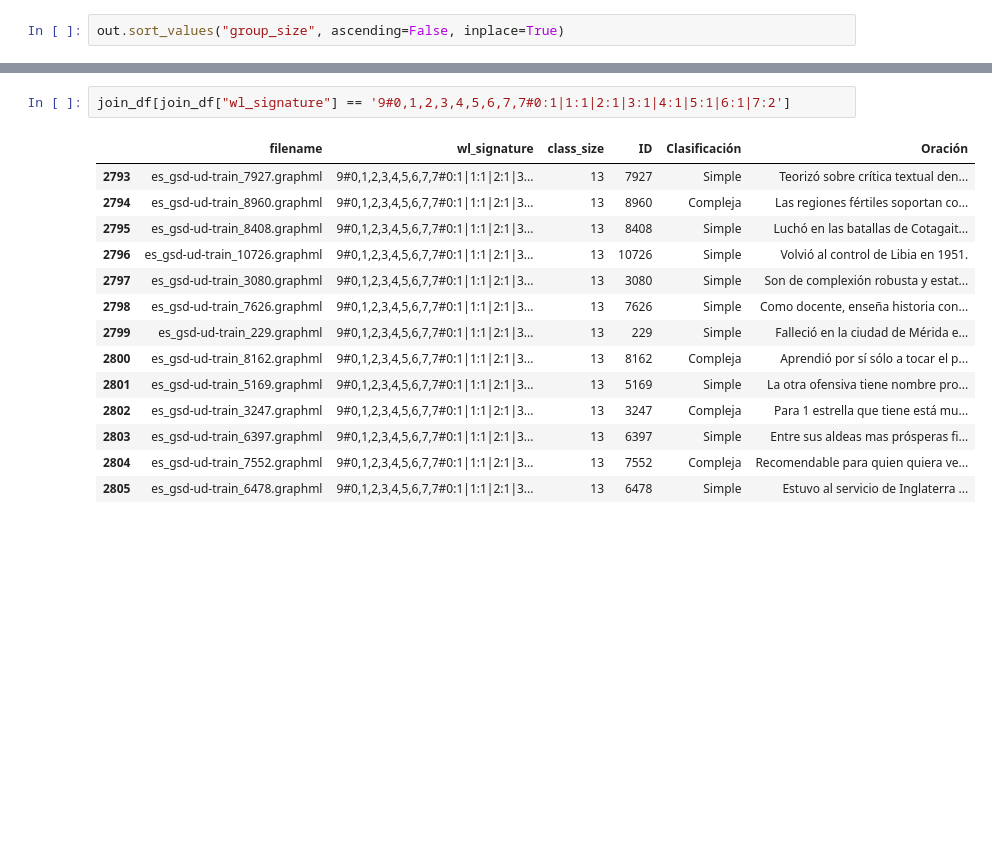
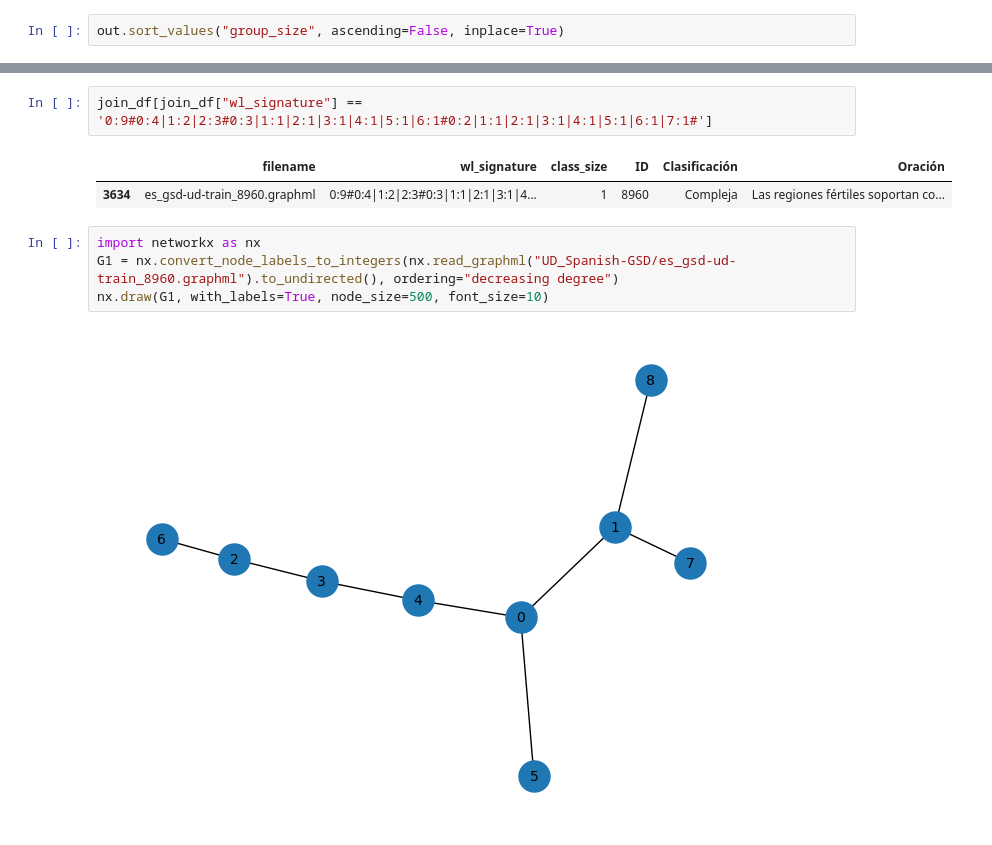
Before and after one commit to jesalasc/universal-dependencies-centrality, a Jupyter notebook: comparasion_isomorphism_complexity.ipynb, the cells around one changed output, grey strips where cells are left out. Drawn from its saved outputs; the diff is of its cells as text; blank space fills up the shorter version.

```diff
--- a/comparasion_isomorphism_complexity.ipynb
+++ b/comparasion_isomorphism_complexity.ipynb
@@ -271,17 +271,11 @@ See the caveats in the documentation: https://pandas.pydata.org/pandas-docs/stab
 # %%
-join_df[join_df["wl_signature"] == '9#0,1,2,3,4,5,6,7,7#0:1|1:1|2:1|3:1|4:1|5:1|6:1|7:2']
+join_df[join_df["wl_signature"] == '0:9#0:4|1:2|2:3#0:3|1:1|2:1|3:1|4:1|5:1|6:1#0:2|1:1|2:1|3:1|4:1|5:1|6:1|7:1#']
 # %% [output]
 |  | filename | wl_signature | class_size | ID | Clasificación | Oración |
-| 2793 | es_gsd-ud-train_7927.graphml | 9#0,1,2,3,4,5,6,7,7#0:1|1:1|2:1|3... | 13 | 7927 | Simple | Teorizó sobre crítica textual den... |
-| 2794 | es_gsd-ud-train_8960.graphml | 9#0,1,2,3,4,5,6,7,7#0:1|1:1|2:1|3... | 13 | 8960 | Compleja | Las regiones fértiles soportan co... |
-| 2795 | es_gsd-ud-train_8408.graphml | 9#0,1,2,3,4,5,6,7,7#0:1|1:1|2:1|3... | 13 | 8408 | Simple | Luchó en las batallas de Cotagait... |
-| 2796 | es_gsd-ud-train_10726.graphml | 9#0,1,2,3,4,5,6,7,7#0:1|1:1|2:1|3... | 13 | 10726 | Simple | Volvió al control de Libia en 1951. |
-| 2797 | es_gsd-ud-train_3080.graphml | 9#0,1,2,3,4,5,6,7,7#0:1|1:1|2:1|3... | 13 | 3080 | Simple | Son de complexión robusta y estat... |
-| 2798 | es_gsd-ud-train_7626.graphml | 9#0,1,2,3,4,5,6,7,7#0:1|1:1|2:1|3... | 13 | 7626 | Simple | Como docente, enseña historia con... |
-| 2799 | es_gsd-ud-train_229.graphml | 9#0,1,2,3,4,5,6,7,7#0:1|1:1|2:1|3... | 13 | 229 | Simple | Falleció en la ciudad de Mérida e... |
-| 2800 | es_gsd-ud-train_8162.graphml | 9#0,1,2,3,4,5,6,7,7#0:1|1:1|2:1|3... | 13 | 8162 | Compleja | Aprendió por sí sólo a tocar el p... |
-| 2801 | es_gsd-ud-train_5169.graphml | 9#0,1,2,3,4,5,6,7,7#0:1|1:1|2:1|3... | 13 | 5169 | Simple | La otra ofensiva tiene nombre pro... |
-| 2802 | es_gsd-ud-train_3247.graphml | 9#0,1,2,3,4,5,6,7,7#0:1|1:1|2:1|3... | 13 | 3247 | Compleja | Para 1 estrella que tiene está mu... |
-| 2803 | es_gsd-ud-train_6397.graphml | 9#0,1,2,3,4,5,6,7,7#0:1|1:1|2:1|3... | 13 | 6397 | Simple | Entre sus aldeas mas prósperas fi... |
-| 2804 | es_gsd-ud-train_7552.graphml | 9#0,1,2,3,4,5,6,7,7#0:1|1:1|2:1|3... | 13 | 7552 | Compleja | Recomendable para quien quiera ve... |
-| 2805 | es_gsd-ud-train_6478.graphml | 9#0,1,2,3,4,5,6,7,7#0:1|1:1|2:1|3... | 13 | 6478 | Simple | Estuvo al servicio de Inglaterra ... |
+| 3634 | es_gsd-ud-train_8960.graphml | 0:9#0:4|1:2|2:3#0:3|1:1|2:1|3:1|4... | 1 | 8960 | Compleja | Las regiones fértiles soportan co... |
+# %%
+import networkx as nx
+G1 = nx.convert_node_labels_to_integers(nx.read_graphml("UD_Spanish-GSD/es_gsd-ud-train_8960.graphml").to_undirected(), ordering="decreasing degree")
+nx.draw(G1, with_labels=True, node_size=500, font_size=10)
+# %% [output]
+[figure, added]
```
Also changed, not shown: parts of 16 cells of this notebook, 5 other files.
